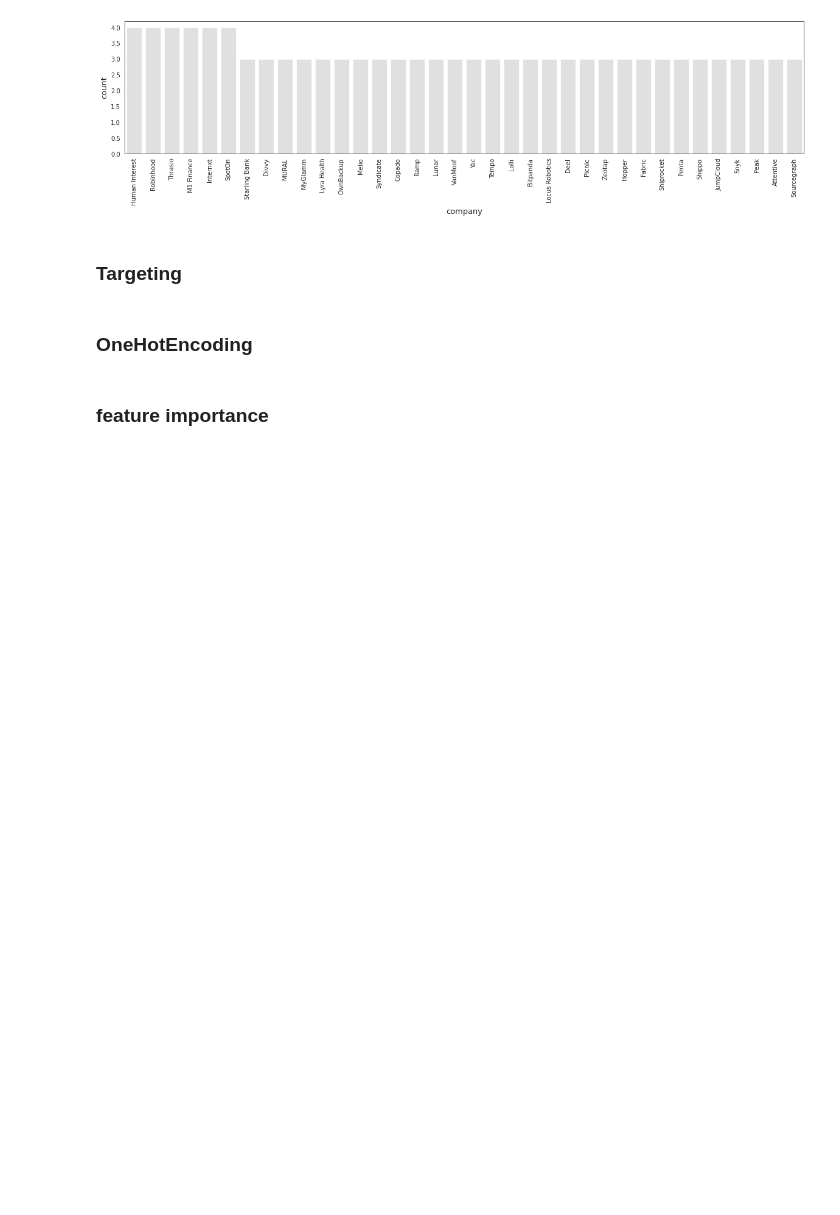
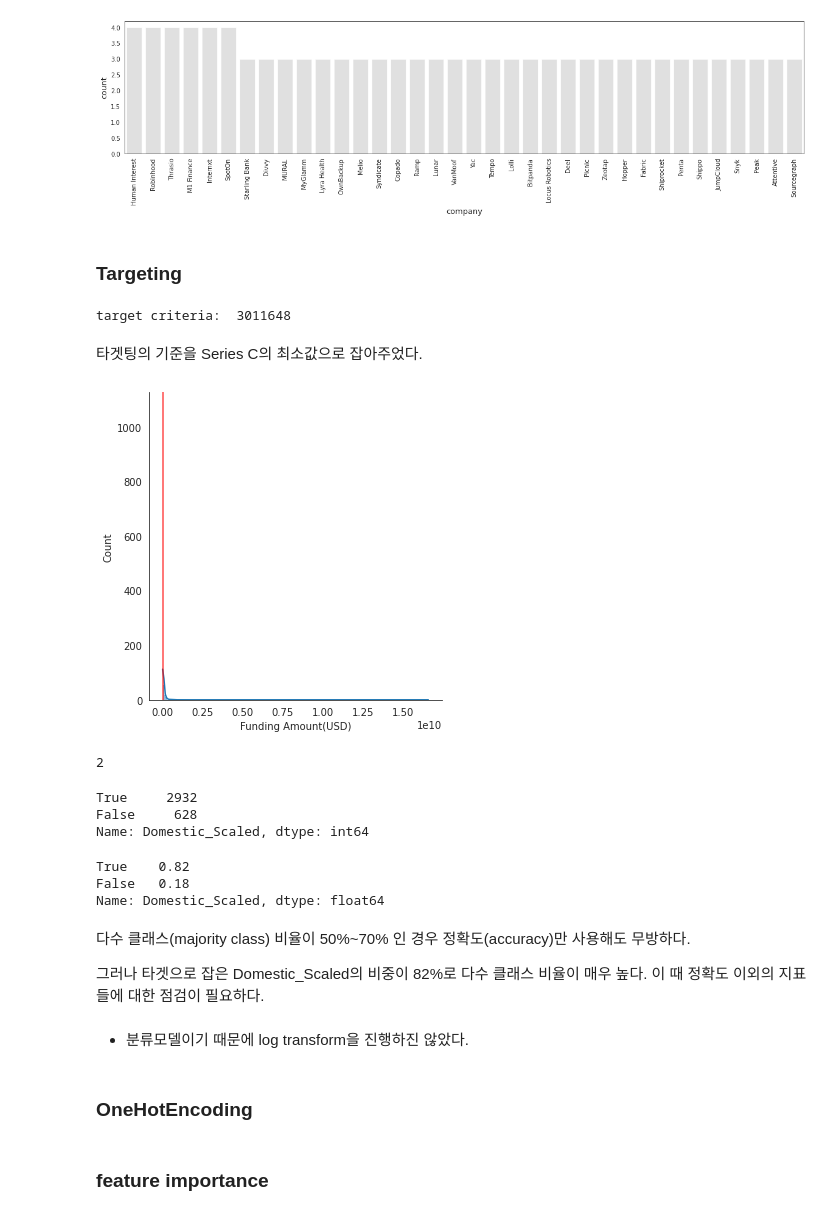
Before and after one commit to MinsooKwak/Project, a Jupyter notebook: Project2_Day2_V1.ipynb, the cells around one changed output. Saved outputs shown, nothing was run; the diff lists cells and outputs as text; code cells hidden in the pictures; blank space fills up the shorter version.

```diff
--- a/Project2_Day2_V1.ipynb
+++ b/Project2_Day2_V1.ipynb
@@ -1695,7 +1695,43 @@ funded_company_bar.set(xlabel="company", ylabel="count")
 # %% [markdown]
 ### Targeting
 # %%
-# 시리즈 C 이상 --> domestic에서는 scaled, 자체 수익으로 기업 영위 가능
+# 시리즈 C 이상 --> domestic에서는 scaled, 자체 수익으로 기업 영위 가능 : Domestic Scaled 로 분류
+target_criteria=df3[df3['invest_pace'].str.contains('Series C')]['Funding Amount(USD)'].min()
+print("target criteria: ",target_criteria)
+# %% [output]
+target criteria:  3011648
+# %% [markdown]
+타겟팅의 기준을 Series C의 최소값으로 잡아주었다.
+# %%
+import seaborn as sns
+import matplotlib.pyplot as plt
+sns.displot(df3['Funding Amount(USD)'],kde=True);
+plt.axvline(target_criteria,color='red',alpha=0.7);
+# %% [output]
+[figure, added]
+# %%
+df3['Domestic_Scaled']=df3['Funding Amount(USD)']>=target_criteria
+df3['Domestic_Scaled'].nunique()
+# %% [output]
+2
+# %%
+df3['Domestic_Scaled'].value_counts()
+# %% [output]
+True     2932
+False     628
+Name: Domestic_Scaled, dtype: int64
+# %%
+df3['Domestic_Scaled'].value_counts(normalize=True)
+# %% [output]
+True    0.82
+False   0.18
+Name: Domestic_Scaled, dtype: float64
+# %% [markdown]
+다수 클래스(majority class) 비율이 50%~70% 인 경우 정확도(accuracy)만 사용해도 무방하다.
+
+그러나 타겟으로 잡은 Domestic_Scaled의 비중이 82%로 다수 클래스 비율이 매우 높다. 이 때 정확도 이외의 지표들에 대한 점검이 필요하다.
+# %% [markdown]
+- 분류모델이기 때문에 log transform을 진행하진 않았다.
 # %% [markdown]
 ### OneHotEncoding
 # %% [markdown]
```
Also changed, not shown: parts of 6 cells of this notebook.
